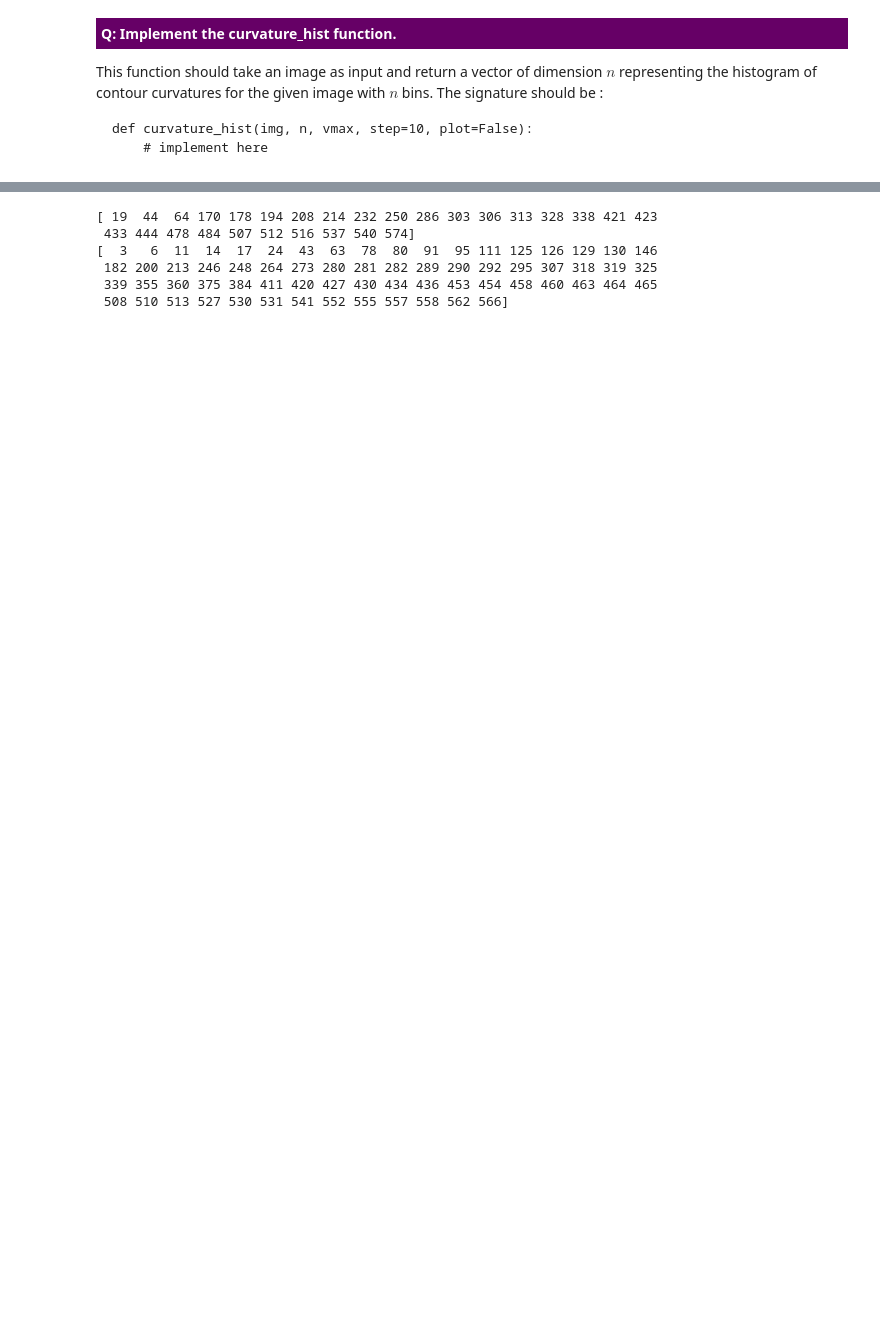
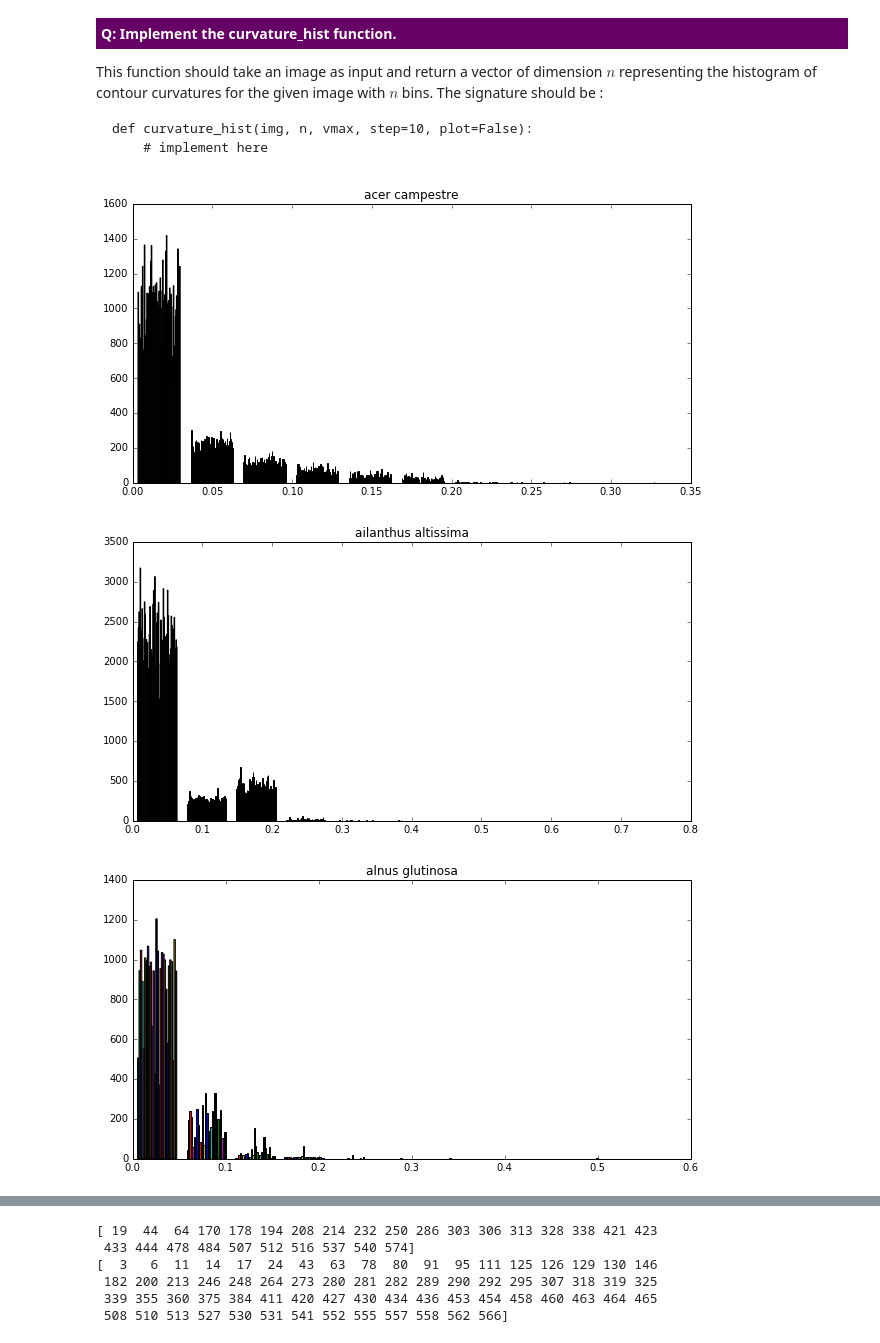
Before and after one commit to mylag/MLBD, a Jupyter notebook: MLBD_lab2/lab2_assignment.ipynb, the cells around one changed output, grey strips where cells are left out. Drawn from its saved outputs; the diff is of its cells as text; code cells hidden in the pictures; blank space fills up the shorter version.

```diff
--- a/MLBD_lab2/lab2_assignment.ipynb
+++ b/MLBD_lab2/lab2_assignment.ipynb
@@ -377,0 +388,23 @@ def curvature_hist(img, n, vmax, step=10, plot=False, plottitle="curvature"):
+# %%
+# MLBD - Labo
+# view distribution by class to determine the vmax
+# we constate that the value varie between 0 to 0.3 => We will use 0.3 as Vmax
+categorie=np.unique(meta['classid'])
+points=[]
+for j, jdx in enumerate(categorie):
+    m = meta['classid'] == jdx
+    examples=np.flatnonzero(m)
+    points=[]
+    for i, idx in enumerate(examples):
+        img = load_img(meta.iloc[idx]['basename'])
+        c = curvature(img, step=10, plot=False, gs=None)
+        points.append(c)
+
+    plt.figure(figsize=(10,5))
+    plt.hist(points)
+    plt.title(jdx)
+    fig = plt.gcf()
+# %% [output]
+[figure, added]
+[figure, added]
+[figure, added]
```
Also changed, not shown: parts of 14 cells of this notebook.
